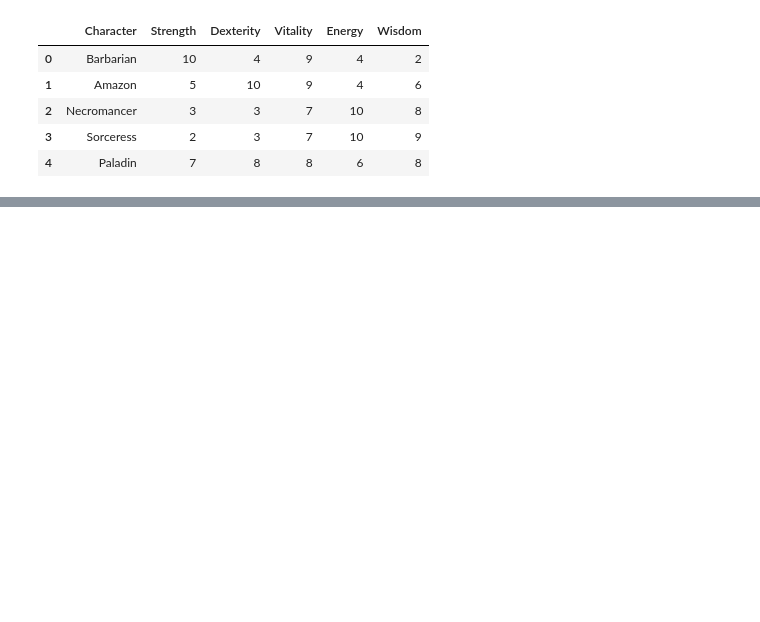
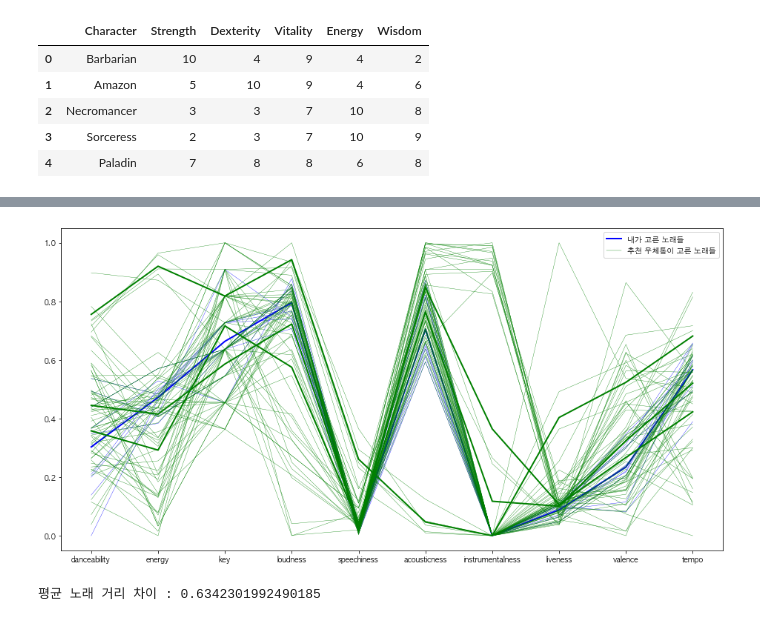
Before and after one commit to formegusto/research-muletter, a Jupyter notebook: pt4. MailBox Clustering.ipynb, the cells around one changed output, grey strips where cells are left out. Drawn from its saved outputs; the diff is of its cells as text; code cells hidden in the pictures; blank space fills up the shorter version.

```diff
--- a/pt4. MailBox Clustering.ipynb
+++ b/pt4. MailBox Clustering.ipynb
@@ -636,0 +530,16 @@ Name: 623d861aacf38dfa6647bd5c, dtype: float64
+# %%
+tracks = pd.DataFrame()
+reco_ids = list()
+
+for box in mail_boxes:
+    _id = box['_id']
+
+    if str(_id) in search_box.index:
+        _box_tracks = pd.DataFrame(box['tracks'])
+        _box_tracks['box_id'] = str(_id)
+
+        tracks = pd.concat([tracks,_box_tracks], ignore_index=True)
+        reco_ids.append(str(_id))
+
+tracks.rename({"track_id": "id"}, axis=1,inplace=True)
+tracks.head()
@@ -636,0 +553,4 @@ Name: 623d861aacf38dfa6647bd5c, dtype: float64
+# %%
+merge_features = pd.merge(tracks, norm_features, on="id")
+
+merge_features.head()
@@ -636,0 +564,43 @@ Name: 623d861aacf38dfa6647bd5c, dtype: float64
+# %%
+feature_columns = ['danceability',
+       'energy', 'key', 'loudness', 'speechiness', 'acousticness',
+       'instrumentalness', 'liveness', 'valence', 'tempo']
+
+plt.figure(figsize=(16,8))
+
+for box_id in reco_ids:
+    _features = merge_features[
+        merge_features['box_id'] == box_id
+    ]
+
+    plt.plot(_features[feature_columns].T.mean(axis=1), color='b' if box_id == _my_box_id else 'g',
+            linewidth=2, label='내가 고른 노래들' if box_id == _my_box_id else '추천 우체통이 고른 노래들')
+    plt.plot(_features[feature_columns].T, color='b' if box_id == _my_box_id else 'g',
+            linewidth=0.35)
+
+
+plt.xticks(feature_columns)
+leg = plt.legend(['내가 고른 노래들', '추천 우체통이 고른 노래들'])
+
+leg.legendHandles[0].set_color('blue')
+leg.legendHandles[1].set_color('g')
+
+plt.show()
+# %% [output]
+[figure, added]
+# %%
+my_features = merge_features[
+    merge_features['box_id'] == _my_box_id
+]
+my_mean = my_features[feature_columns].mean(axis=0).values
+my_mean = np.expand_dims(my_mean, axis=0)
+
+reco_features = my_features = merge_features[
+    merge_features['box_id'] != _my_box_id
+]
+reco_features = reco_features[feature_columns].values
+
+print("평균 노래 거리 차이 :",euc(my_mean,
+   reco_features)[0].mean())
+# %% [output]
+평균 노래 거리 차이 : 0.6342301992490185
```
Also changed, not shown: parts of 45 cells of this notebook.
